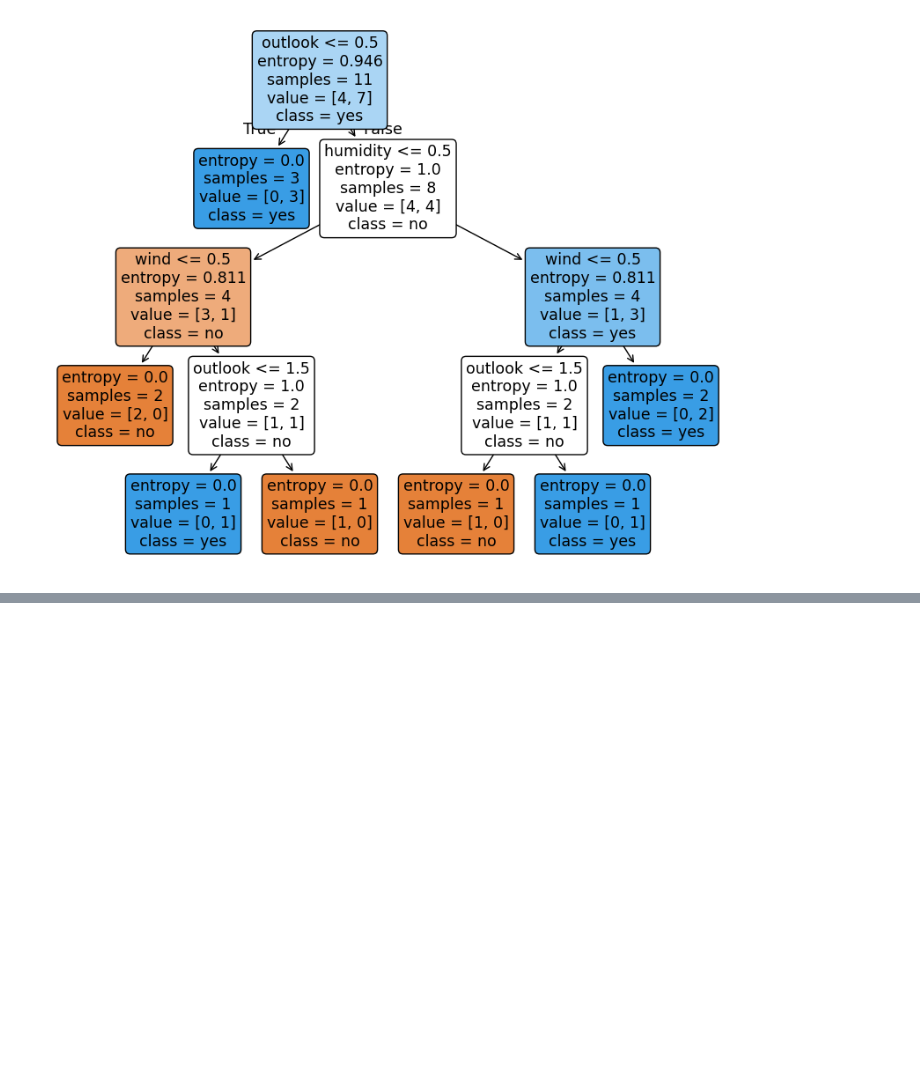
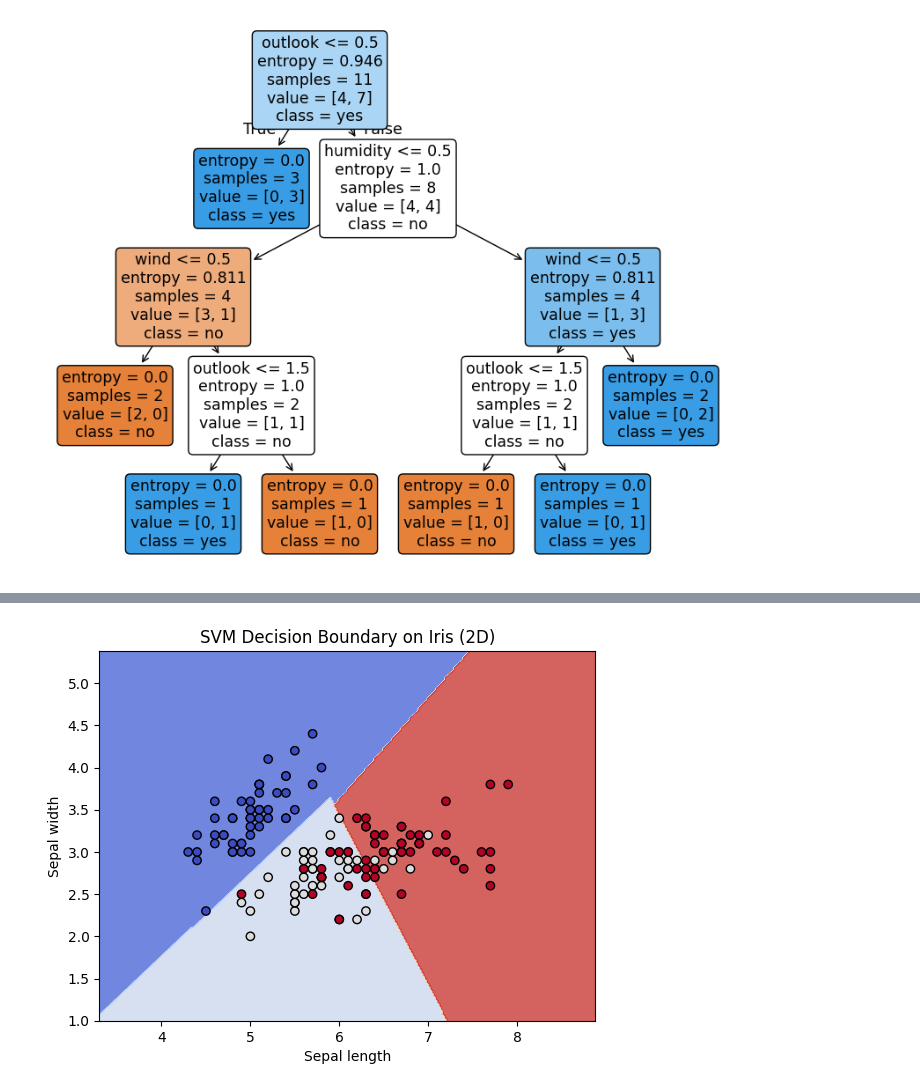
Before and after one commit to YasinMHussain/PythonPandas, a Jupyter notebook: chapter_appendix-tools-for-deep-learning/jupyter.ipynb, the cells around one changed output, grey strips where cells are left out. Drawn from its saved outputs; the diff is of its cells as text; code cells hidden in the pictures; blank space fills up the shorter version.

```diff
--- a/chapter_appendix-tools-for-deep-learning/jupyter.ipynb
+++ b/chapter_appendix-tools-for-deep-learning/jupyter.ipynb
@@ -58,0 +313,33 @@ Predictions: ['yes' 'yes' 'no']
+# %%
+#Support Vector Machines
+import numpy as np
+import matplotlib.pyplot as plt
+from sklearn import datasets
+from sklearn.svm import SVC
+
+# Load the Iris dataset
+iris = datasets.load_iris()
+X = iris.data[:, :2]  # Only use the first two features for 2D visualization
+y = iris.target
+
+# Train an SVM with a linear kernel
+clf = SVC(kernel='linear')
+clf.fit(X, y)
+
+# Calculate decision boundary mesh grid
+x_min, x_max = X[:, 0].min() - 1, X[:, 0].max() + 1
+y_min, y_max = X[:, 1].min() - 1, X[:, 1].max() + 1
+xx, yy = np.meshgrid(np.arange(x_min, x_max, 0.02),
+                      np.arange(y_min, y_max, 0.02))
+Z = clf.predict(np.c_[xx.ravel(), yy.ravel()])
+Z = Z.reshape(xx.shape)
+
+# Plot decision boundary and data points
+plt.contourf(xx, yy, Z, cmap=plt.cm.coolwarm, alpha=0.8)
+plt.scatter(X[:, 0], X[:, 1], c=y, edgecolors='k', cmap=plt.cm.coolwarm)
+plt.xlabel('Sepal length')
+plt.ylabel('Sepal width')
+plt.title('SVM Decision Boundary on Iris (2D)')
+plt.show()
+# %% [output]
+[figure, added]
```
Also changed, not shown: parts of 6 cells of this notebook.
